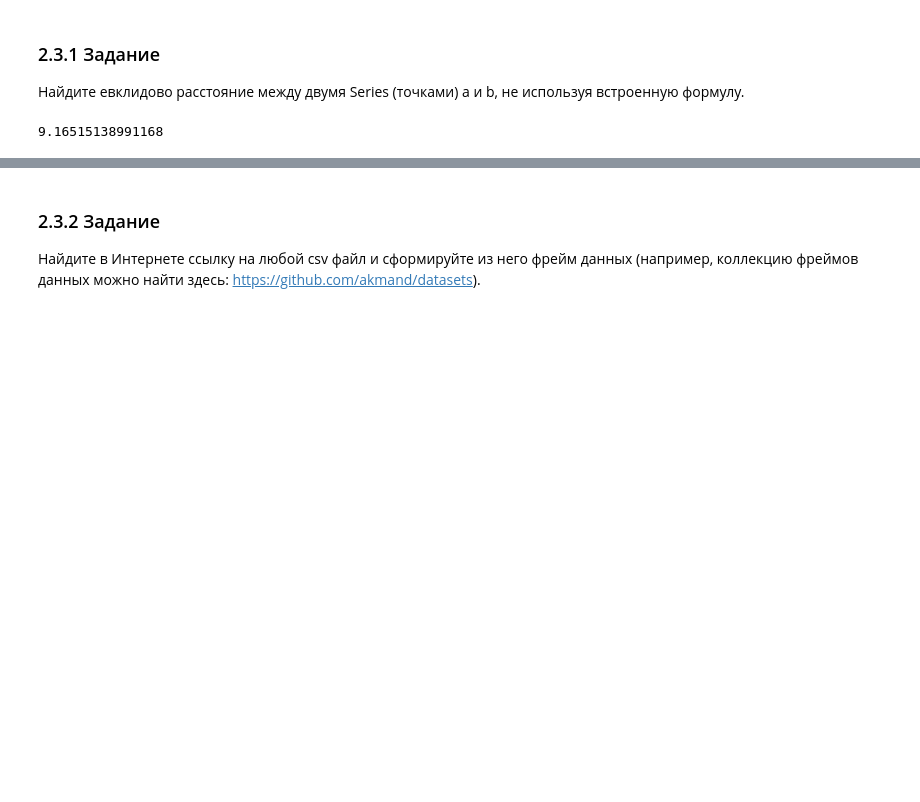
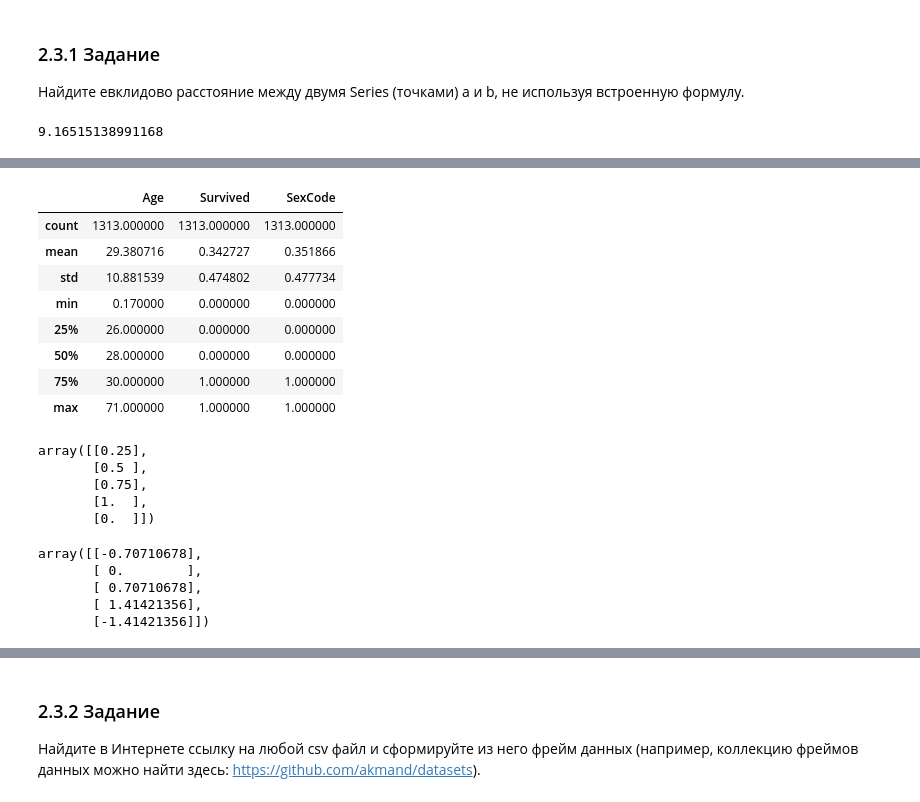
Before and after one commit to TAHK235/IT_Practices, a Jupyter notebook: Practice2.ipynb, the cells around one changed output, grey strips where cells are left out. Drawn from its saved outputs; the diff is of its cells as text; code cells hidden in the pictures; blank space fills up the shorter version.

```diff
--- a/Practice2.ipynb
+++ b/Practice2.ipynb
@@ -145,0 +351,7 @@ print(np.sqrt(c))
+# %%
+import pandas as pd
+dataframe = pd.read_csv('https://raw.githubusercontent.com/chrisalbon/simulated_datasets/master/titanic.csv')
+dataframe.head(2)
+dataframe.tail(3)
+dataframe.shape
+dataframe.describe()
@@ -145,0 +368,40 @@ print(np.sqrt(c))
+# %%
+dataframe["Age"].median()
+dataframe["Age"] = dataframe["Age"].fillna(28)
+dataframe.describe()
+# %% [output]
+|  | Age | Survived | SexCode |
+| count | 1313.000000 | 1313.000000 | 1313.000000 |
+| mean | 29.380716 | 0.342727 | 0.351866 |
+| std | 10.881539 | 0.474802 | 0.477734 |
+| min | 0.170000 | 0.000000 | 0.000000 |
+| 25% | 26.000000 | 0.000000 | 0.000000 |
+| 50% | 28.000000 | 0.000000 | 0.000000 |
+| 75% | 30.000000 | 1.000000 | 1.000000 |
+| max | 71.000000 | 1.000000 | 1.000000 |
+# %%
+import pandas as pd
+from sklearn import preprocessing
+x = np.array([[21], [22], [23], [24], [20]])
+scaler = preprocessing.MinMaxScaler(feature_range=(0, 1))
+scalerZ = scaler.fit_transform(x)
+scalerZ
+# %% [output]
+array([[0.25],
+       [0.5 ],
+       [0.75],
+       [1.  ],
+       [0.  ]])
+# %%
+import pandas as pd
+from sklearn import preprocessing
+x = np.array([[21], [22], [23], [24], [20]])
+scaler = preprocessing.StandardScaler()
+scalerZ = scaler.fit_transform(x)
+scalerZ
+# %% [output]
+array([[-0.70710678],
+       [ 0.        ],
+       [ 0.70710678],
+       [ 1.41421356],
+       [-1.41421356]])
```
Also changed, not shown: parts of 29 cells of this notebook.
